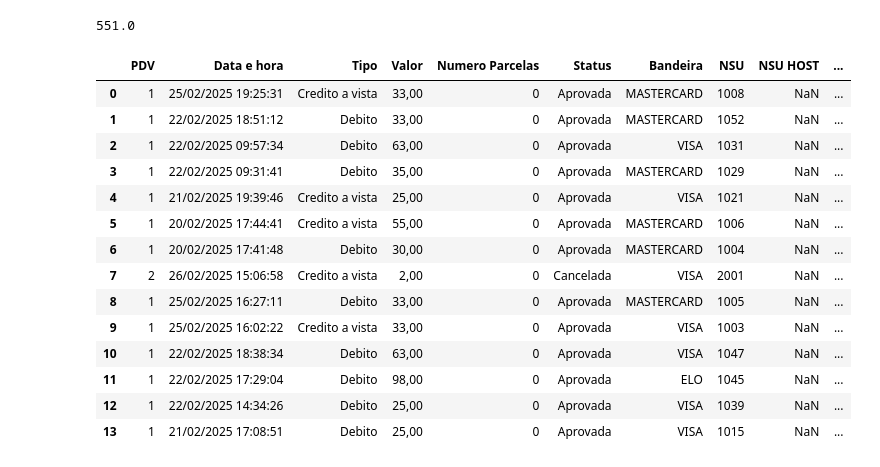
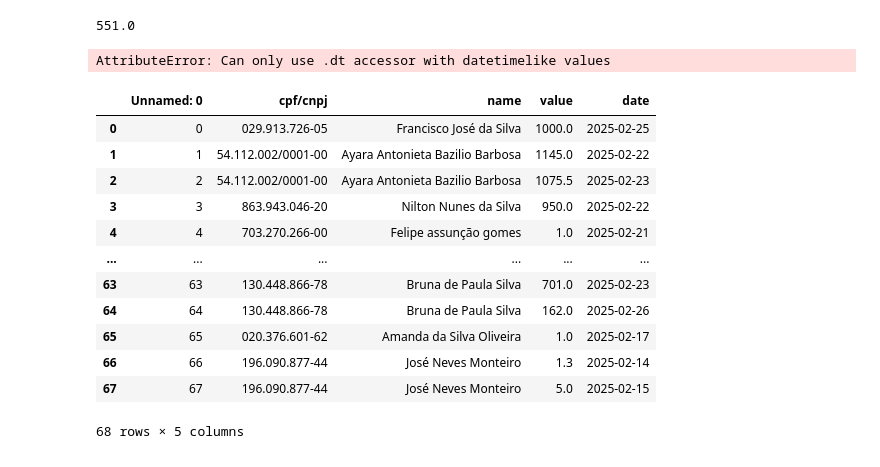
Before and after one commit to vitormartinsc/inter-scraping, a Jupyter notebook: Untitled.ipynb, the cells around one changed output. Drawn from its saved outputs; the diff is of its cells as text; code cells hidden in the pictures.

```diff
--- a/Untitled.ipynb
+++ b/Untitled.ipynb
@@ -187,20 +212,6 @@ See the caveats in the documentation: https://pandas.pydata.org/pandas-docs/stab
   aprovada_df['Valor'] = aprovada_df['Valor'].str.replace(',', '.').astype(float)
 551.0
 # %%
-df
+df['Data'] = df['Data e hora'].dt.date
 # %% [output]
-|  | PDV | Data e hora | Tipo | Valor | Numero Parcelas | Status | Bandeira | NSU | NSU HOST | ... |
-| 0 | 1 | 25/02/2025 19:25:31 | Credito a vista | 33,00 | 0 | Aprovada | MASTERCARD | 1008 | NaN | ... |
-| 1 | 1 | 22/02/2025 18:51:12 | Debito | 33,00 | 0 | Aprovada | MASTERCARD | 1052 | NaN | ... |
-| 2 | 1 | 22/02/2025 09:57:34 | Debito | 63,00 | 0 | Aprovada | VISA | 1031 | NaN | ... |
-| 3 | 1 | 22/02/2025 09:31:41 | Debito | 35,00 | 0 | Aprovada | MASTERCARD | 1029 | NaN | ... |
-| 4 | 1 | 21/02/2025 19:39:46 | Credito a vista | 25,00 | 0 | Aprovada | VISA | 1021 | NaN | ... |
-| 5 | 1 | 20/02/2025 17:44:41 | Credito a vista | 55,00 | 0 | Aprovada | MASTERCARD | 1006 | NaN | ... |
-| 6 | 1 | 20/02/2025 17:41:48 | Debito | 30,00 | 0 | Aprovada | MASTERCARD | 1004 | NaN | ... |
-| 7 | 2 | 26/02/2025 15:06:58 | Credito a vista | 2,00 | 0 | Cancelada | VISA | 2001 | NaN | ... |
-| 8 | 1 | 25/02/2025 16:27:11 | Debito | 33,00 | 0 | Aprovada | MASTERCARD | 1005 | NaN | ... |
-| 9 | 1 | 25/02/2025 16:02:22 | Credito a vista | 33,00 | 0 | Aprovada | VISA | 1003 | NaN | ... |
-| 10 | 1 | 22/02/2025 18:38:34 | Debito | 63,00 | 0 | Aprovada | VISA | 1047 | NaN | ... |
-| 11 | 1 | 22/02/2025 17:29:04 | Debito | 98,00 | 0 | Aprovada | ELO | 1045 | NaN | ... |
-| 12 | 1 | 22/02/2025 14:34:26 | Debito | 25,00 | 0 | Aprovada | VISA | 1039 | NaN | ... |
-| 13 | 1 | 21/02/2025 17:08:51 | Debito | 25,00 | 0 | Aprovada | VISA | 1015 | NaN | ... |
+AttributeError: Can only use .dt accessor with datetimelike values
@@ -206,0 +222,16 @@ df
+# %%
+df1
+# %% [output]
+|  | Unnamed: 0 | cpf/cnpj | name | value | date |
+| 0 | 0 | 029.913.726-05 | Francisco José da Silva | 1000.0 | 2025-02-25 |
+| 1 | 1 | 54.112.002/0001-00 | Ayara Antonieta Bazilio Barbosa | 1145.0 | 2025-02-22 |
+| 2 | 2 | 54.112.002/0001-00 | Ayara Antonieta Bazilio Barbosa | 1075.5 | 2025-02-23 |
+| 3 | 3 | 863.943.046-20 | Nilton Nunes da Silva | 950.0 | 2025-02-22 |
+| 4 | 4 | 703.270.266-00 | Felipe assunção gomes | 1.0 | 2025-02-21 |
+| ... | ... | ... | ... | ... | ... |
+| 63 | 63 | 130.448.866-78 | Bruna de Paula Silva | 701.0 | 2025-02-23 |
+| 64 | 64 | 130.448.866-78 | Bruna de Paula Silva | 162.0 | 2025-02-26 |
+| 65 | 65 | 020.376.601-62 | Amanda da Silva Oliveira | 1.0 | 2025-02-17 |
+| 66 | 66 | 196.090.877-44 | José Neves Monteiro | 1.3 | 2025-02-14 |
+| 67 | 67 | 196.090.877-44 | José Neves Monteiro | 5.0 | 2025-02-15 |
+68 rows × 5 columns
```
Also changed, not shown: parts of 17 cells of this notebook, 7 other files.
